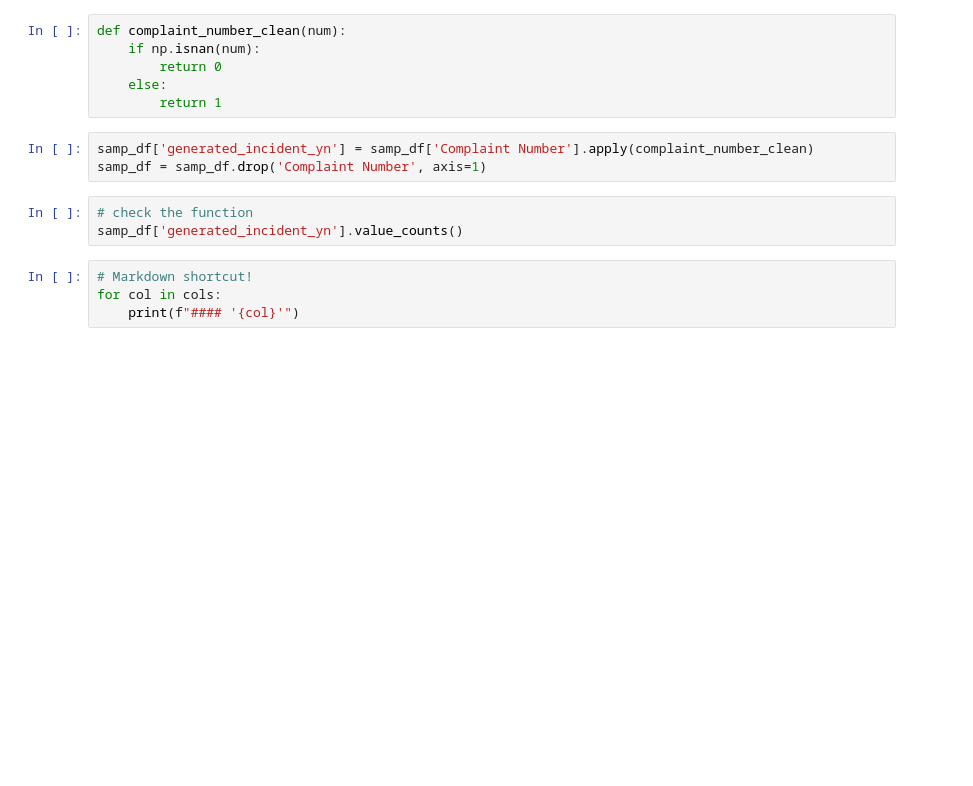
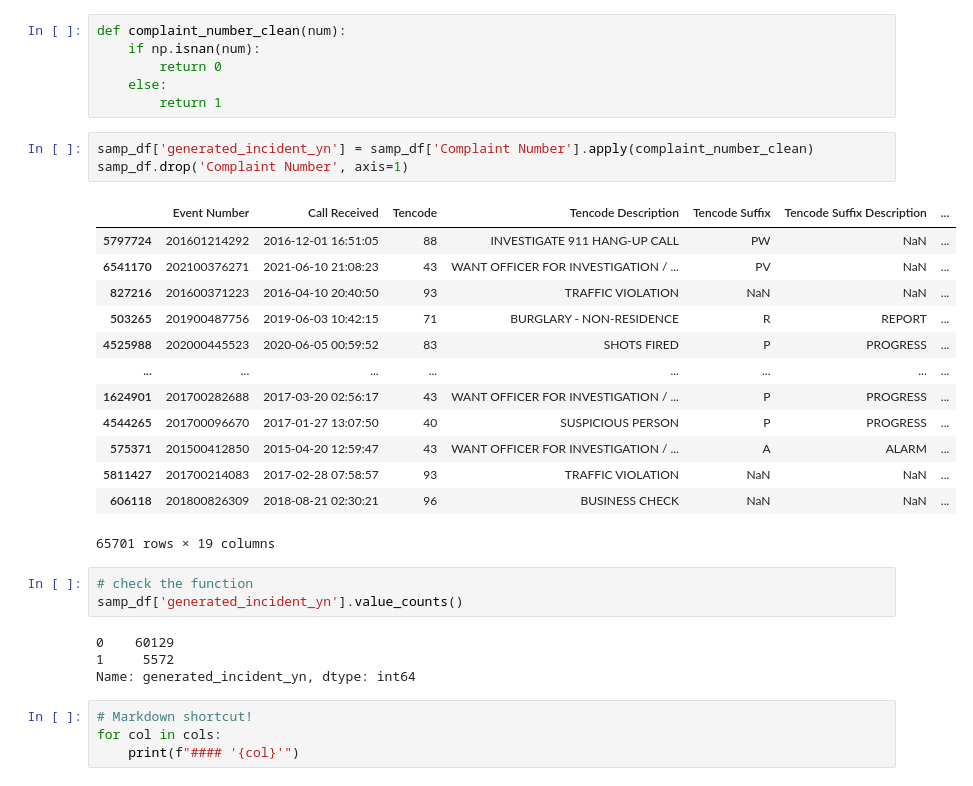
Before and after one commit to JacobTews/nash_police, a Jupyter notebook: process.ipynb, the cells around one changed output. Saved outputs shown, nothing was run; the diff lists cells and outputs as text; blank space fills up the shorter version.

```diff
--- a/process.ipynb
+++ b/process.ipynb
@@ -85,10 +106,28 @@ def complaint_number_clean(num):
         return 1
 # %%
 samp_df['generated_incident_yn'] = samp_df['Complaint Number'].apply(complaint_number_clean)
-samp_df = samp_df.drop('Complaint Number', axis=1)
+samp_df.drop('Complaint Number', axis=1)
+# %% [output]
+|  | Event Number | Call Received | Tencode | Tencode Description | Tencode Suffix | Tencode Suffix Description | ... |
+| 5797724 | 201601214292 | 2016-12-01 16:51:05 | 88 | INVESTIGATE 911 HANG-UP CALL | PW | NaN | ... |
+| 6541170 | 202100376271 | 2021-06-10 21:08:23 | 43 | WANT OFFICER FOR INVESTIGATION / ... | PV | NaN | ... |
+| 827216 | 201600371223 | 2016-04-10 20:40:50 | 93 | TRAFFIC VIOLATION | NaN | NaN | ... |
+| 503265 | 201900487756 | 2019-06-03 10:42:15 | 71 | BURGLARY - NON-RESIDENCE | R | REPORT | ... |
+| 4525988 | 202000445523 | 2020-06-05 00:59:52 | 83 | SHOTS FIRED | P | PROGRESS | ... |
+| ... | ... | ... | ... | ... | ... | ... | ... |
+| 1624901 | 201700282688 | 2017-03-20 02:56:17 | 43 | WANT OFFICER FOR INVESTIGATION / ... | P | PROGRESS | ... |
+| 4544265 | 201700096670 | 2017-01-27 13:07:50 | 40 | SUSPICIOUS PERSON | P | PROGRESS | ... |
+| 575371 | 201500412850 | 2015-04-20 12:59:47 | 43 | WANT OFFICER FOR INVESTIGATION / ... | A | ALARM | ... |
+| 5811427 | 201700214083 | 2017-02-28 07:58:57 | 93 | TRAFFIC VIOLATION | NaN | NaN | ... |
+| 606118 | 201800826309 | 2018-08-21 02:30:21 | 96 | BUSINESS CHECK | NaN | NaN | ... |
+65701 rows × 19 columns
 # %%
 # check the function
 samp_df['generated_incident_yn'].value_counts()
+# %% [output]
+0    60129
+1     5572
+Name: generated_incident_yn, dtype: int64
 # %%
 # Markdown shortcut!
 for col in cols:
```
Also changed, not shown: parts of 15 cells of this notebook, 1 other file.
